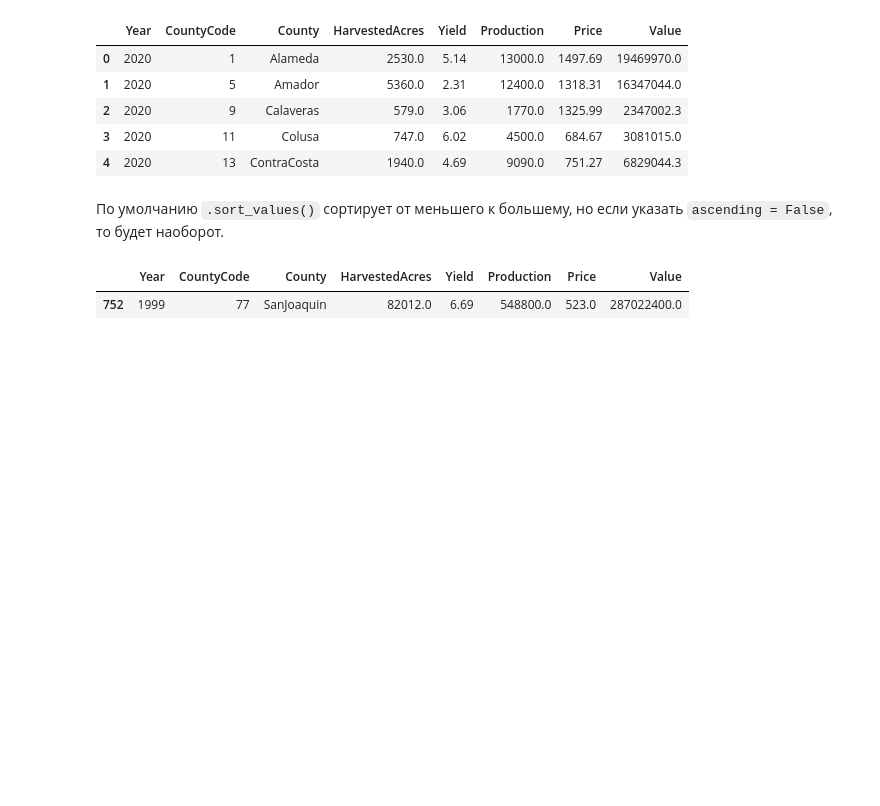
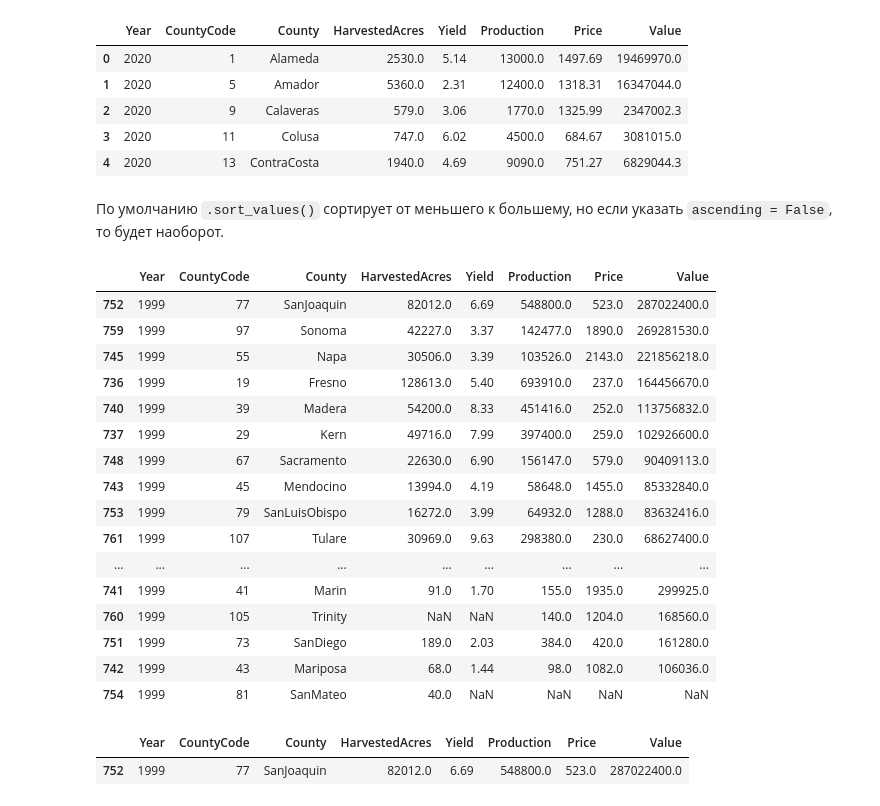
Before and after one commit to Arsenchius/hse_python_course, a Jupyter notebook: sems/sem07/Files_pandas.ipynb, the cells around one changed output. Drawn from its saved outputs; the diff is of its cells as text; code cells hidden in the pictures; blank space fills up the shorter version.

```diff
--- a/sems/sem07/Files_pandas.ipynb
+++ b/sems/sem07/Files_pandas.ipynb
@@ -316,6 +406,26 @@ data.head()
 | 4 | 2020 | 13 | ContraCosta | 1940.0 | 4.69 | 9090.0 | 751.27 | 6829044.3 |
 # %% [markdown]
 По умолчанию `.sort_values()` сортирует от меньшего к большему, но если указать `ascending = False`, то будет наоборот.
+# %%
+data[data['Year'] == 1999].sort_values(by = 'Value', ascending = False)
+# %% [output]
+|  | Year | CountyCode | County | HarvestedAcres | Yield | Production | Price | Value |
+| 752 | 1999 | 77 | SanJoaquin | 82012.0 | 6.69 | 548800.0 | 523.0 | 287022400.0 |
+| 759 | 1999 | 97 | Sonoma | 42227.0 | 3.37 | 142477.0 | 1890.0 | 269281530.0 |
+| 745 | 1999 | 55 | Napa | 30506.0 | 3.39 | 103526.0 | 2143.0 | 221856218.0 |
+| 736 | 1999 | 19 | Fresno | 128613.0 | 5.40 | 693910.0 | 237.0 | 164456670.0 |
+| 740 | 1999 | 39 | Madera | 54200.0 | 8.33 | 451416.0 | 252.0 | 113756832.0 |
+| 737 | 1999 | 29 | Kern | 49716.0 | 7.99 | 397400.0 | 259.0 | 102926600.0 |
+| 748 | 1999 | 67 | Sacramento | 22630.0 | 6.90 | 156147.0 | 579.0 | 90409113.0 |
+| 743 | 1999 | 45 | Mendocino | 13994.0 | 4.19 | 58648.0 | 1455.0 | 85332840.0 |
+| 753 | 1999 | 79 | SanLuisObispo | 16272.0 | 3.99 | 64932.0 | 1288.0 | 83632416.0 |
+| 761 | 1999 | 107 | Tulare | 30969.0 | 9.63 | 298380.0 | 230.0 | 68627400.0 |
+| ... | ... | ... | ... | ... | ... | ... | ... | ... |
+| 741 | 1999 | 41 | Marin | 91.0 | 1.70 | 155.0 | 1935.0 | 299925.0 |
+| 760 | 1999 | 105 | Trinity | NaN | NaN | 140.0 | 1204.0 | 168560.0 |
+| 751 | 1999 | 73 | SanDiego | 189.0 | 2.03 | 384.0 | 420.0 | 161280.0 |
+| 742 | 1999 | 43 | Mariposa | 68.0 | 1.44 | 98.0 | 1082.0 | 106036.0 |
+| 754 | 1999 | 81 | SanMateo | 40.0 | NaN | NaN | NaN | NaN |
 # %%
 data[data['Year'] == 1999].sort_values(by = 'Value', ascending = False).head(1)
 # %% [output]
```
Also changed, not shown: parts of 9 cells of this notebook, 4 other files.
